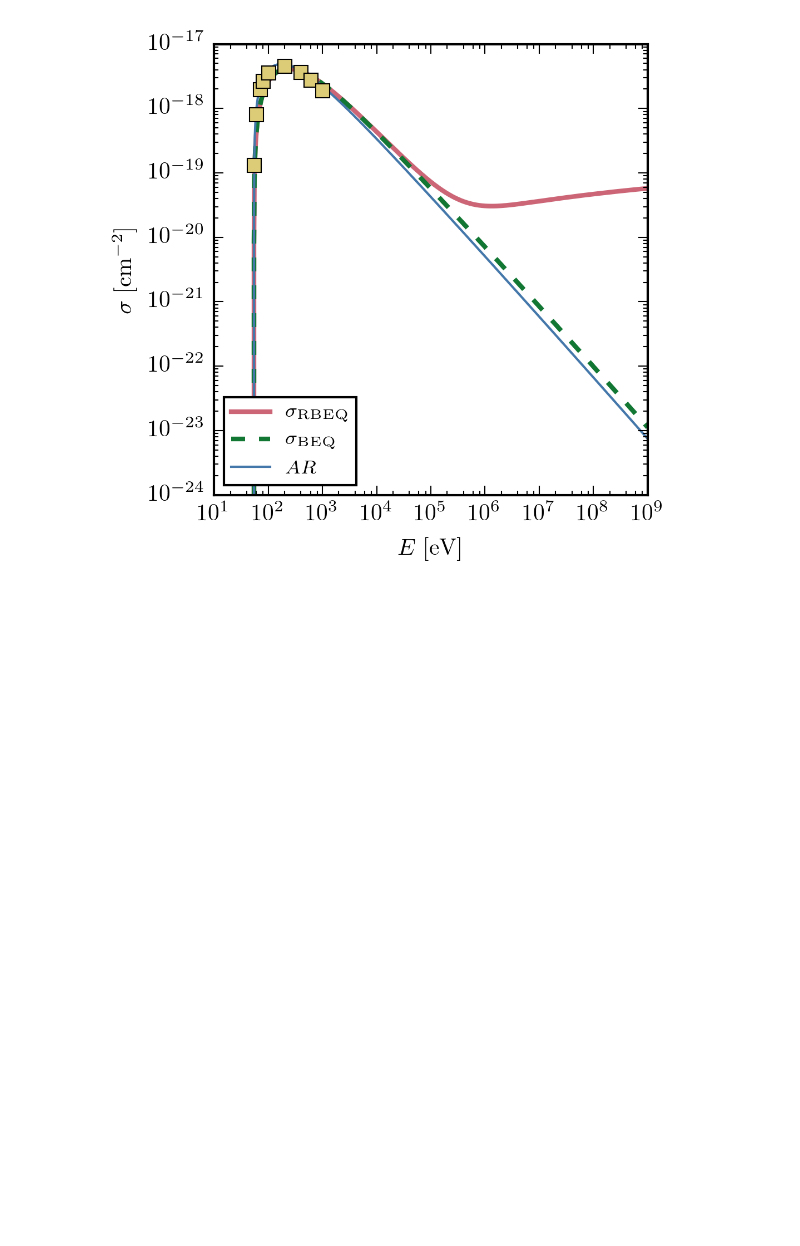
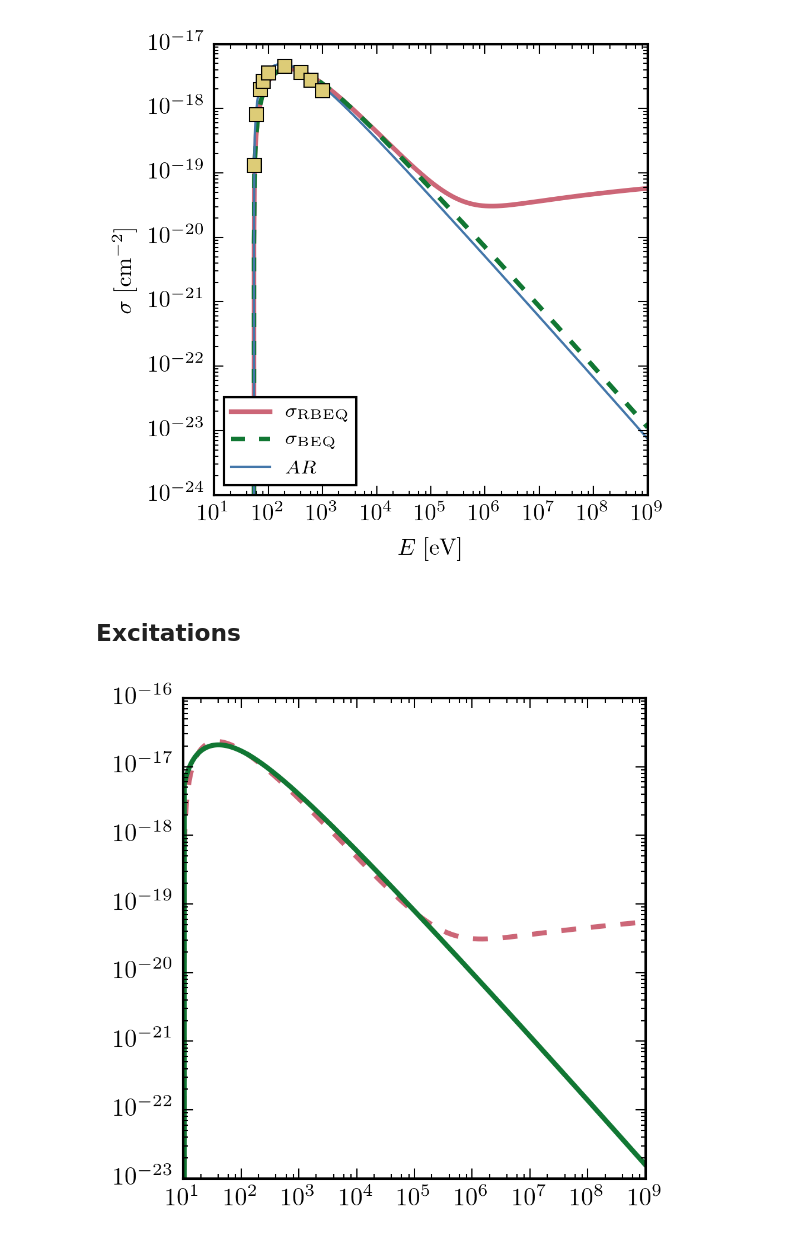
Before and after one commit to akaurov/radiator, a Jupyter notebook: cross_sections_comparison.ipynb, the cells around one changed output. Saved outputs shown, nothing was run; the diff lists cells and outputs as text; code cells hidden in the pictures; blank space fills up the shorter version.

```diff
--- a/cross_sections_comparison.ipynb
+++ b/cross_sections_comparison.ipynb
@@ -61,3 +61,14 @@ plt.ylabel('$\sigma\;\mathrm{[cm^{-2}]}$')
 plt.show()
 # %% [output]
 [figure]
+# %% [markdown]
+## Excitations
+# %%
+plt.plot(E_list, cs.sigmaRBEQ(E_list, 10.2, 0.5, 1./6.0), '--', label="$\sigma_{\mathrm{RBEQ}}$")
+plt.plot(E_list, cs.sigma_SKD(E_list, 'HI'), label="$\sigma_{\mathrm{SKD}}$")
+# data = np.loadtxt("radiator/datafiles/CCC-H-ex.dat")
+# plt.plot(data[:,0], data[:,1], "s")
+plt.xscale('log')
+plt.yscale('log')
+# %% [output]
+[figure, added]
```
Also changed, not shown: parts of 1 cell of this notebook, 2 other files.
